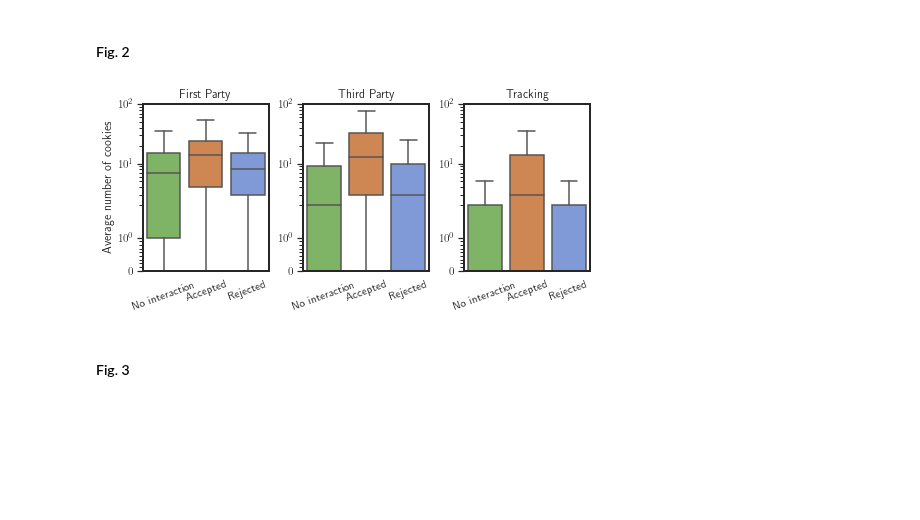
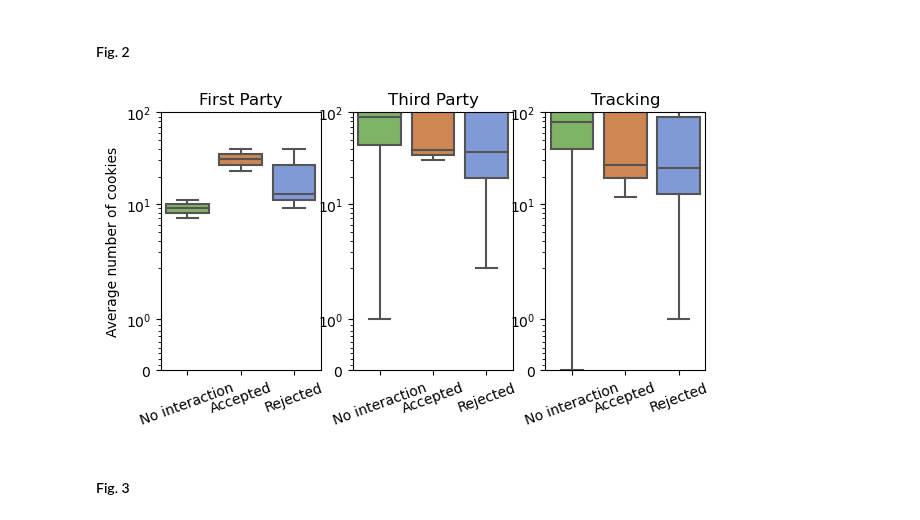
Before and after one commit to maxwellmlin/dataverse-files, a Jupyter notebook: reproducibility/analysis.ipynb, the cells around one changed output. Cells and saved outputs as stored; diff of their text form; code cells hidden in the pictures; blank space fills up the shorter version.

```diff
--- a/reproducibility/analysis.ipynb
+++ b/reproducibility/analysis.ipynb
@@ -58,7 +58,8 @@ INPUT_DIR = './files/inputs'
 AWS_names = ['us-east-1']
 AWS_to_loc = {'eu-central-1': "Germany" , 'eu-north-1': "Sweden", 'us-east-1': "US East", 'us-west-1': "US West", 'ap-south-1': "India", 'sa-east-1': "Brazil", 'af-south-1': "South Africa", 'ap-southeast-2': "Australia"}
 loc_to_AWS = {'Germany': "eu-central-1" , 'Sweden': "eu-north-1", 'US East': "us-east-1", 'US West': "us-west-1", 'India': "ap-south-1", 'Brazil': "sa-east-1", 'South Africa': "af-south-1", 'Australia': "ap-southeast-2"}
-locations = ['Germany', 'Sweden', 'US East', 'US West', 'India', 'Brazil', 'South Africa', 'Australia']
+# locations = ['Germany', 'Sweden', 'US East', 'US West', 'India', 'Brazil', 'South Africa', 'Australia']
+locations = ['US East']
 EU_locs = ['Germany', 'Sweden']
 nonEU_locs = ['US East', 'US West', 'India', 'Brazil', 'South Africa', 'Australia']
 
@@ -1121,7 +1124,7 @@ ap-southeast-2 reachable: 138325, selenium timeout: 891, unreachable: 10240, exc
 ## 4. Effect of Cookie Banners
 # %%
 # this fuction plots the boxplot for distribution of different cookies (FP, TP and tracking) for three differen mode of interactions.
-def plot_boxplot_for_cookie_dist(df=map_des_intersection["Germany"]):
+def plot_boxplot_for_cookie_dist(df=map_des_intersection["US East"]):
     f, axes = plt.subplots(1, 3, figsize=(double_col_width, single_col_width))
     colors = ['#78C850', '#F08030', '#6890F0','#F8D030', '#F85888', '#705898', '#B42C63','#EC5B49']
 
@@ -1167,9 +1170,12 @@ def plot_boxplot_for_cookie_dist(df=map_des_intersection["Germany"]):
 # %% [markdown]
 #### Fig. 2
 # %%
+import matplotlib as mpl
+mpl.rcParams.update(mpl.rcParamsDefault)
+
 plot_boxplot_for_cookie_dist()
 # %% [output]
-[figure, old version]
+[figure, new version]
 # %%
 def top_cmp(run):
         top_cmps = pd.DataFrame()
```
Also changed, not shown: parts of 8 cells of this notebook, 1 other file.
